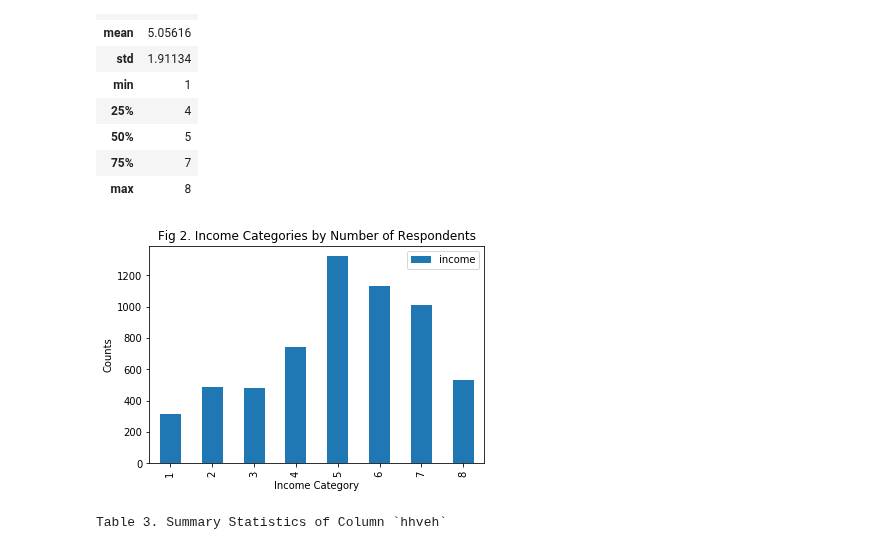
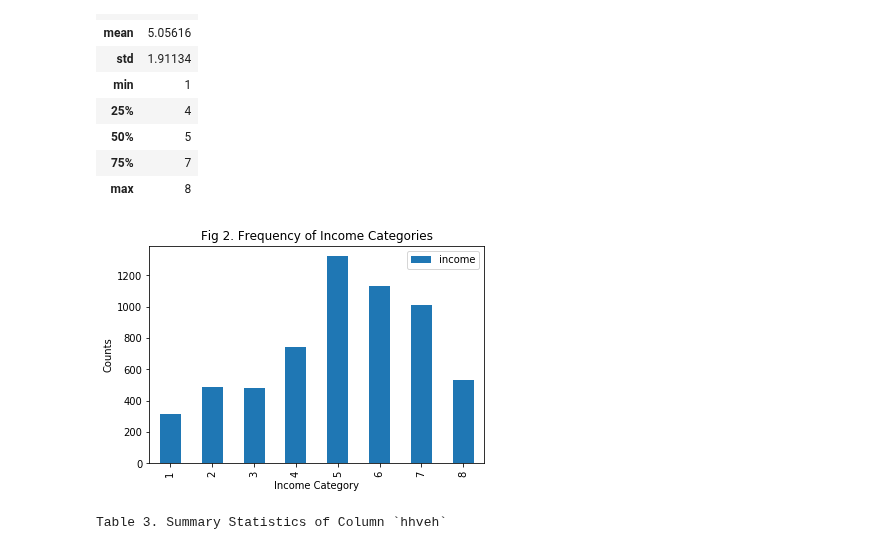
Before and after one commit to saashimi/USP_587, a Jupyter notebook: hw1.ipynb, the cells around one changed output. Saved outputs shown, nothing was run; the diff lists cells and outputs as text; code cells hidden in the pictures.

```diff
--- a/hw1.ipynb
+++ b/hw1.ipynb
@@ -84,12 +82,12 @@ Table 2. Summary Statistics of Column `income`
 # %%
 # Code block 4
 grouped = df_inc.groupby(['income'])['income'].count().to_frame()
 grouped.plot.bar();
-plt.title('Fig 2. Income Categories by Number of Respondents')
+plt.title('Fig 2. Frequency of Income Categories')
 plt.ylabel('Counts');
 plt.xlabel('Income Category');
 # %% [output]
-[figure, old version]
+[figure, new version]
 # %%
 # Code block 5
 df_veh = df.loc[df['hhveh'] != 99]
```
Also changed, not shown: parts of 14 cells of this notebook.
